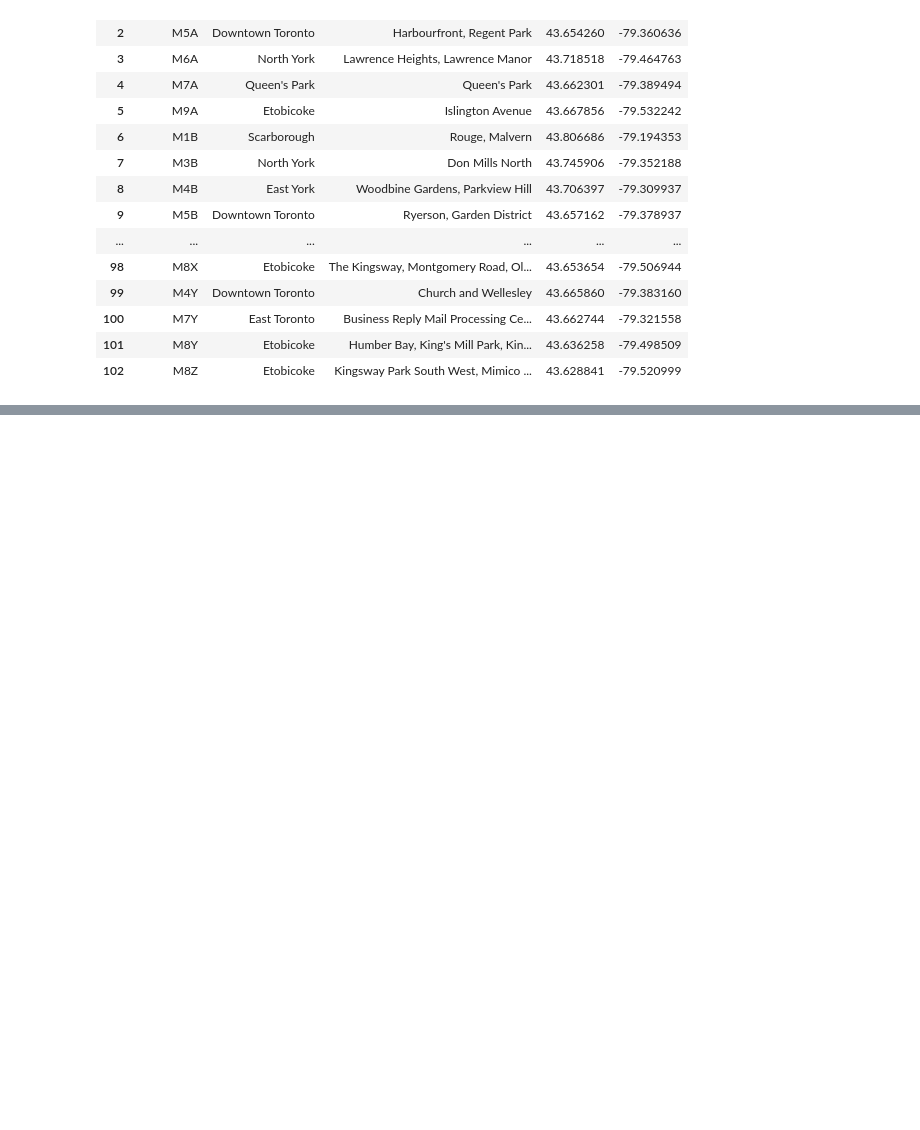
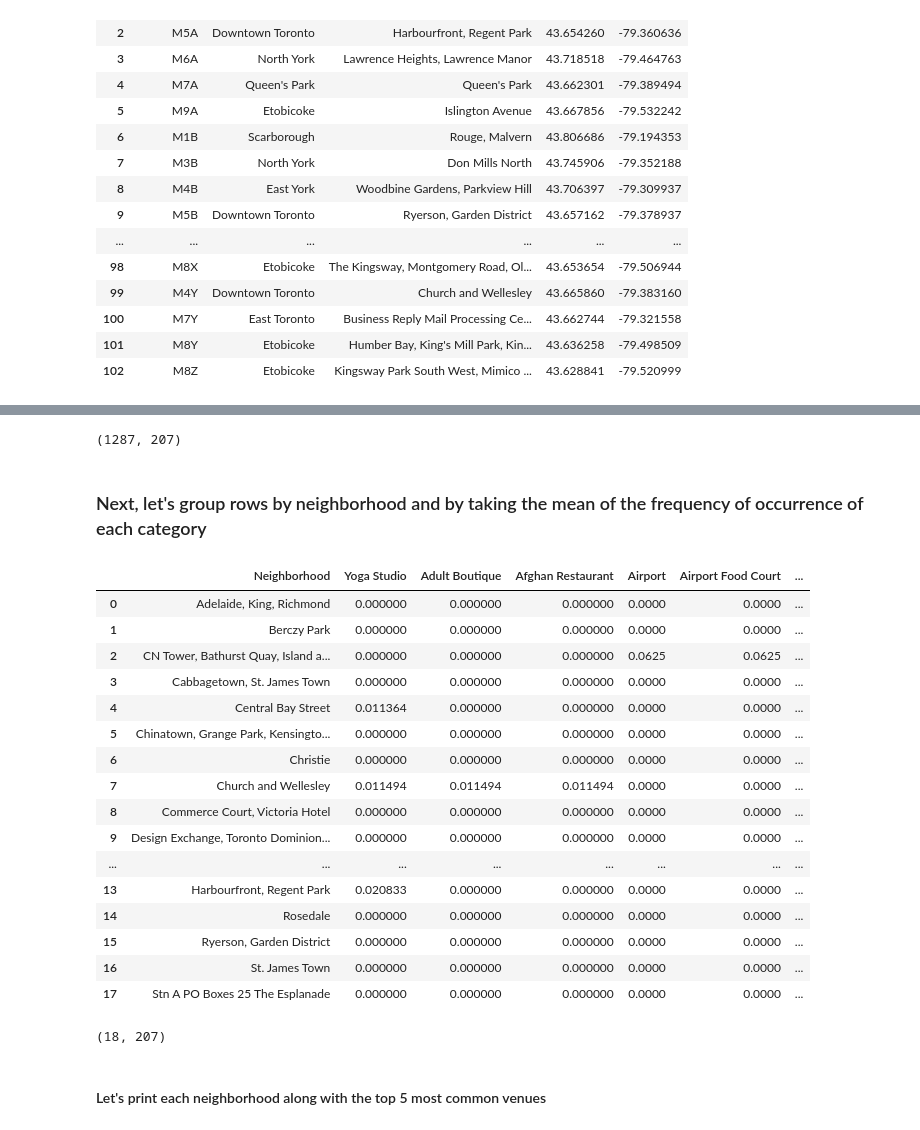
Before and after one commit to IA-cube/Captsone-Project-DS-IBM, a Jupyter notebook: Segmenting and Clustering Neighborhoods in Toronto.ipynb, the cells around one changed output, grey strips where cells are left out. Cells and saved outputs as stored; diff of their text form; code cells hidden in the pictures; blank space fills up the shorter version.

```diff
--- a/Segmenting and Clustering Neighborhoods in Toronto.ipynb
+++ b/Segmenting and Clustering Neighborhoods in Toronto.ipynb
@@ -117,0 +174,8 @@ df_toronto
+# %%
+address = 'Downtown Toronto'
+
+geolocator = Nominatim(user_agent="ny_explorer")
+location = geolocator.geocode(address)
+latitude = location.latitude
+longitude = location.longitude
+print('The geograpical coordinate of Downtown Toronto are {}, {}.'.format(latitude, longitude))
@@ -117,0 +210,9 @@ df_toronto
+# %%
+CLIENT_ID = 'UQORBT4J0DMW2MWBCIFHZHJM3KJA1G0ZZOBAHNXVTNDOYWYO' # your Foursquare ID
+CLIENT_SECRET = '5VBPSSBVFQFFMILW50QUEK2GHIBD05ZIFNA1YUW10TOK01N5' # your Foursquare Secret
+VERSION = '20180605' # Foursquare API version
+
+print('Your credentails:')
+print('CLIENT_ID: ' + CLIENT_ID)
+print('CLIENT_SECRET:' + CLIENT_SECRET)
+LIMIT = 100
@@ -117,0 +269,6 @@ df_toronto
+# %%
+
+Downtown_Toronto_venues = getNearbyVenues(names=Downtown_Toronto_data['Neighbourhood'],
+                                   latitudes=Downtown_Toronto_data['Latitude'],
+                                   longitudes=Downtown_Toronto_data['Longitude']
+                                  )
@@ -117,0 +337,12 @@ df_toronto
+# %%
+# one hot encoding
+Downtown_Toronto_onehot = pd.get_dummies(Downtown_Toronto_venues[['Venue Category']], prefix="", prefix_sep="")
+
+# add neighborhood column back to dataframe
+Downtown_Toronto_onehot['Neighborhood'] = Downtown_Toronto_venues['Neighborhood']
+
+# move neighborhood column to the first column
+fixed_columns = [Downtown_Toronto_onehot.columns[-1]] + list(Downtown_Toronto_onehot.columns[:-1])
+Downtown_Toronto_onehot = Downtown_Toronto_onehot[fixed_columns]
+
+Downtown_Toronto_onehot.head()
@@ -117,0 +356,33 @@ df_toronto
+# %%
+Downtown_Toronto_onehot.shape
+# %% [output]
+(1287, 207)
+# %% [markdown]
+### Next, let's group rows by neighborhood and by taking the mean of the frequency of occurrence of each category
+# %%
+Downtown_Toronto_grouped = Downtown_Toronto_onehot.groupby('Neighborhood').mean().reset_index()
+Downtown_Toronto_grouped
+# %% [output]
+|  | Neighborhood | Yoga Studio | Adult Boutique | Afghan Restaurant | Airport | Airport Food Court | ... |
+| 0 | Adelaide, King, Richmond | 0.000000 | 0.000000 | 0.000000 | 0.0000 | 0.0000 | ... |
+| 1 | Berczy Park | 0.000000 | 0.000000 | 0.000000 | 0.0000 | 0.0000 | ... |
+| 2 | CN Tower, Bathurst Quay, Island a... | 0.000000 | 0.000000 | 0.000000 | 0.0625 | 0.0625 | ... |
+| 3 | Cabbagetown, St. James Town | 0.000000 | 0.000000 | 0.000000 | 0.0000 | 0.0000 | ... |
+| 4 | Central Bay Street | 0.011364 | 0.000000 | 0.000000 | 0.0000 | 0.0000 | ... |
+| 5 | Chinatown, Grange Park, Kensingto... | 0.000000 | 0.000000 | 0.000000 | 0.0000 | 0.0000 | ... |
+| 6 | Christie | 0.000000 | 0.000000 | 0.000000 | 0.0000 | 0.0000 | ... |
+| 7 | Church and Wellesley | 0.011494 | 0.011494 | 0.011494 | 0.0000 | 0.0000 | ... |
+| 8 | Commerce Court, Victoria Hotel | 0.000000 | 0.000000 | 0.000000 | 0.0000 | 0.0000 | ... |
+| 9 | Design Exchange, Toronto Dominion... | 0.000000 | 0.000000 | 0.000000 | 0.0000 | 0.0000 | ... |
+| ... | ... | ... | ... | ... | ... | ... | ... |
+| 13 | Harbourfront, Regent Park | 0.020833 | 0.000000 | 0.000000 | 0.0000 | 0.0000 | ... |
+| 14 | Rosedale | 0.000000 | 0.000000 | 0.000000 | 0.0000 | 0.0000 | ... |
+| 15 | Ryerson, Garden District | 0.000000 | 0.000000 | 0.000000 | 0.0000 | 0.0000 | ... |
+| 16 | St. James Town | 0.000000 | 0.000000 | 0.000000 | 0.0000 | 0.0000 | ... |
+| 17 | Stn A PO Boxes 25 The Esplanade | 0.000000 | 0.000000 | 0.000000 | 0.0000 | 0.0000 | ... |
+# %%
+Downtown_Toronto_grouped.shape
+# %% [output]
+(18, 207)
+# %% [markdown]
+#### Let's print each neighborhood along with the top 5 most common venues
```
Also changed, not shown: parts of 39 cells of this notebook.
